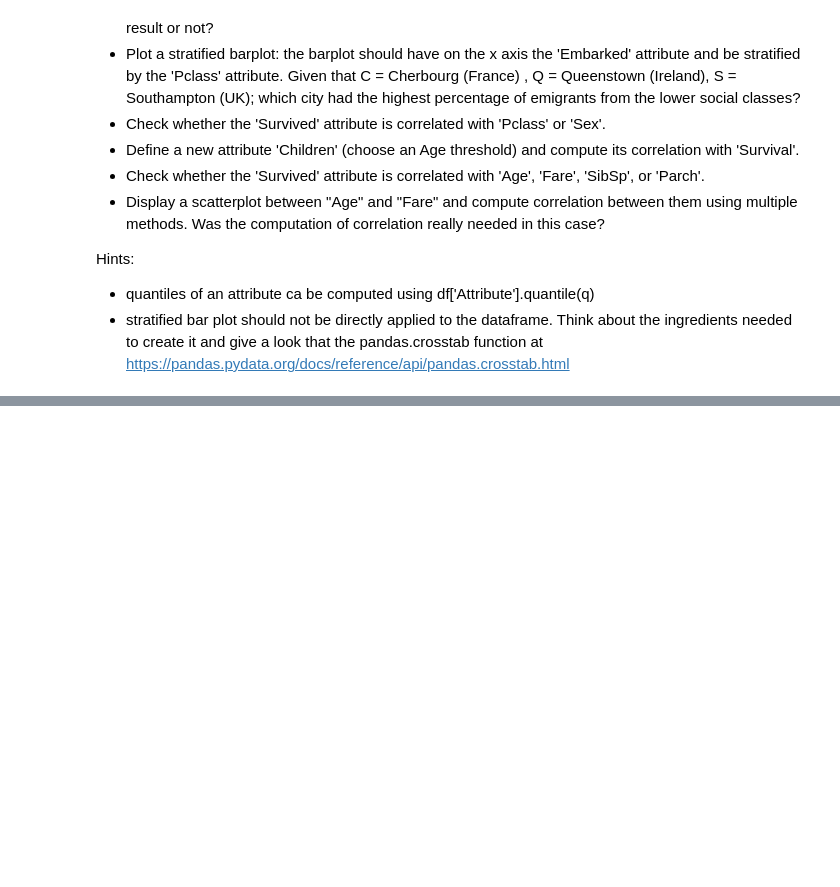
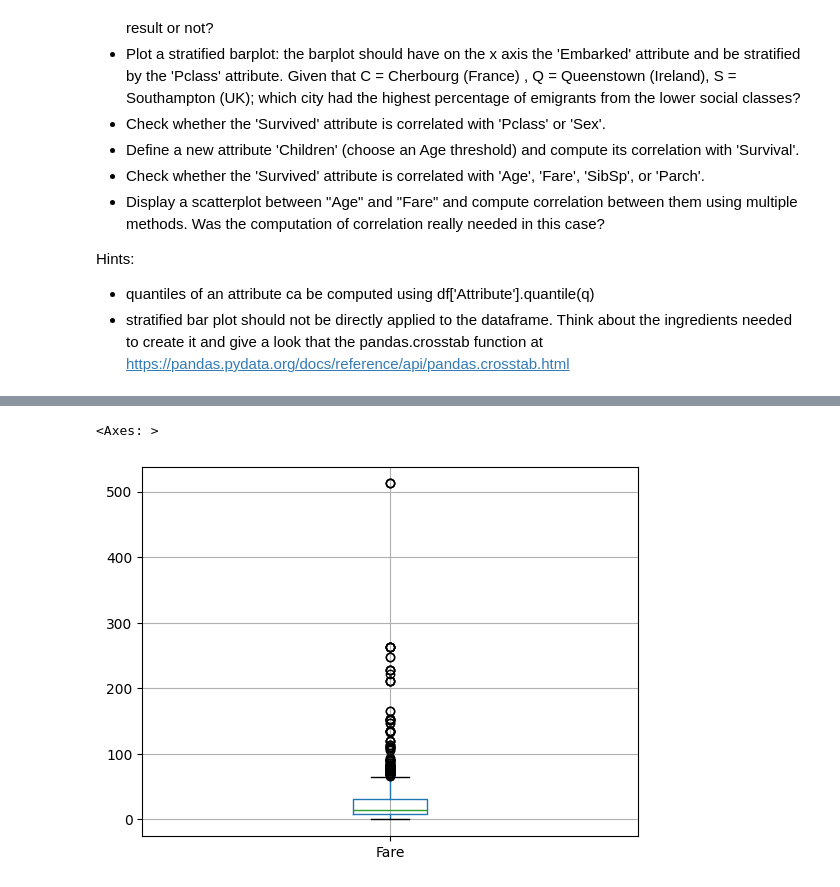
Before and after one commit to ManuelTestoni/BigData, a Jupyter notebook: Explorative_Data_Analysis/EDA1_S.ipynb, the cells around one changed output, grey strips where cells are left out. Cells and saved outputs as stored; diff of their text form; code cells hidden in the pictures; blank space fills up the shorter version.

```diff
--- a/Explorative_Data_Analysis/EDA1_S.ipynb
+++ b/Explorative_Data_Analysis/EDA1_S.ipynb
@@ -239,0 +224,9 @@ print(df['Embarked'].mode())
+# %%
+#Lookin at this we can see that there are a lot of outliers but we cannot
+#properly define which survived and which not.
+
+
+df.boxplot(column='Fare')
+# %% [output]
+<Axes: >
+[figure, added]
```
Also changed, not shown: parts of 19 cells of this notebook.
